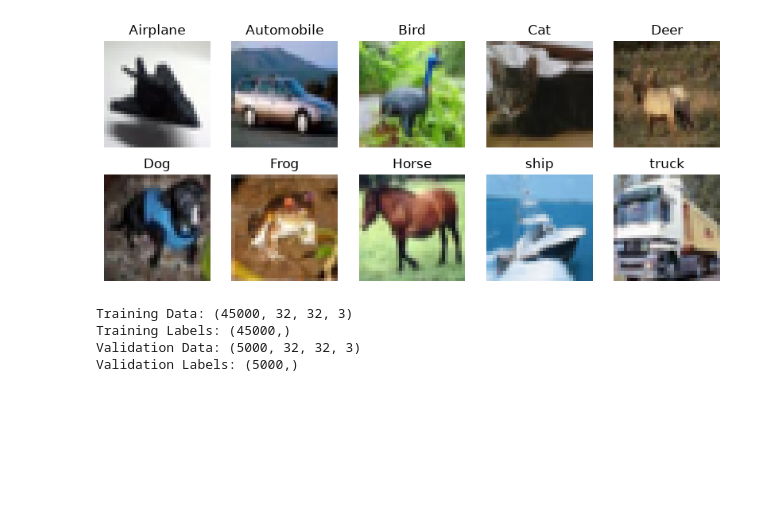
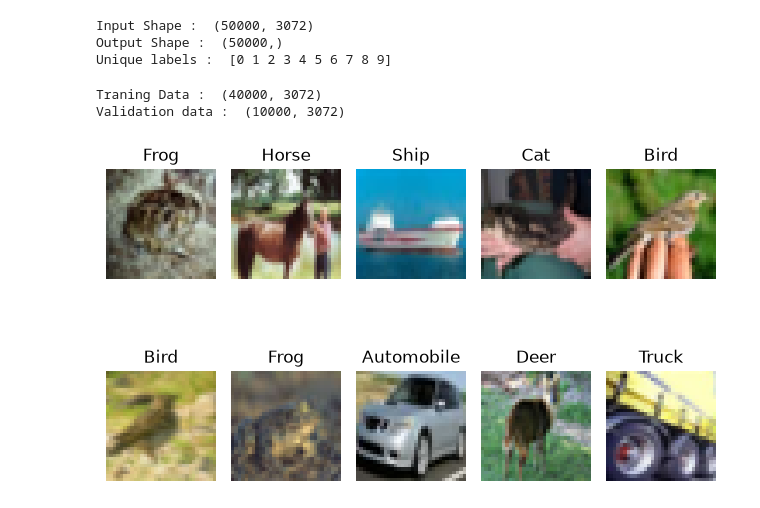
Before and after one commit to vedantpimple1/DL, a Jupyter notebook: fnn_CIFAR.ipynb, the cells around one changed output. Saved outputs shown, nothing was run; the diff lists cells and outputs as text; code cells hidden in the pictures; blank space fills up the shorter version.

```diff
--- a/fnn_CIFAR.ipynb
+++ b/fnn_CIFAR.ipynb
@@ -48,0 +20,6 @@ class_names = [
+# %%
+train_path = "Downloads/DL/cifar10/train.csv"
+test_path = "Downloads/DL/cifar10/test.csv"
+
+train_df = pd.read_csv(train_path)
+test_df = pd.read_csv(test_path)
@@ -49,12 +46,42 @@ class_names = [
+# %%
+X = train_df.drop("label",axis = 1).values
+y = train_df["label"].values
+
+print("Input Shape : " , X.shape)
+print("Output Shape : " , y.shape)
+print("Unique labels : " , np.unique(y))
+# %% [output]
+Input Shape :  (50000, 3072)
+Output Shape :  (50000,)
+Unique labels :  [0 1 2 3 4 5 6 7 8 9]
+# %%
+X = X.astype("float32")/255.0
+X_test = test_df.to_numpy(dtype="float32") / 255.0
+# %%
+X_train , X_val , y_train , y_val = train_test_split(
+    X , y,
+    test_size = 0.2,
+    random_state = 42,
+    stratify = y
+)
+
+print("Traning Data : " , X_train.shape)
+print("Validation data : " , X_val.shape)
+# %% [output]
+Traning Data :  (40000, 3072)
+Validation data :  (10000, 3072)
 # %%
-plt.figure(figsize=(10, 4))
+classes = ['Airplane', 'Automobile', 'Bird', 'Cat', 'Deer',
+           'Dog', 'Frog', 'Horse', 'Ship', 'Truck']
+for i in range(10):
+    image = X_train[i].reshape(3, 32, 32).transpose(1, 2, 0)
 
-for i in range(10):
-    n = np.where(y_train == i)[0][0]
-    plt.subplot(2, 5, i + 1)
-    plt.imshow(x_train[n].reshape(3, 32, 32).transpose(1,2,0))
-    plt.title(class_names[i])
+    plt.subplot(2, 5, i+1)
+    plt.imshow(image)
+    plt.title(classes[int(y_train[i])])
     plt.axis('off')
+
+plt.tight_layout()
 plt.show()
 # %% [output]
-[figure, old version]
+[figure, new version]
@@ -75,12 +88,2 @@ x_train,x_val,y_train,y_val = train_test_split (
-# %%
-print("Training Data:", x_train.shape)
-print("Training Labels:", y_train.shape)
-print("Validation Data:", x_val.shape)
-print("Validation Labels:", y_val.shape)
-# %% [output]
-Training Data: (45000, 32, 32, 3)
-Training Labels: (45000,)
-Validation Data: (5000, 32, 32, 3)
-Validation Labels: (5000,)
 # %%
 model = Sequential([
```
Also changed, not shown: parts of 21 cells of this notebook.
